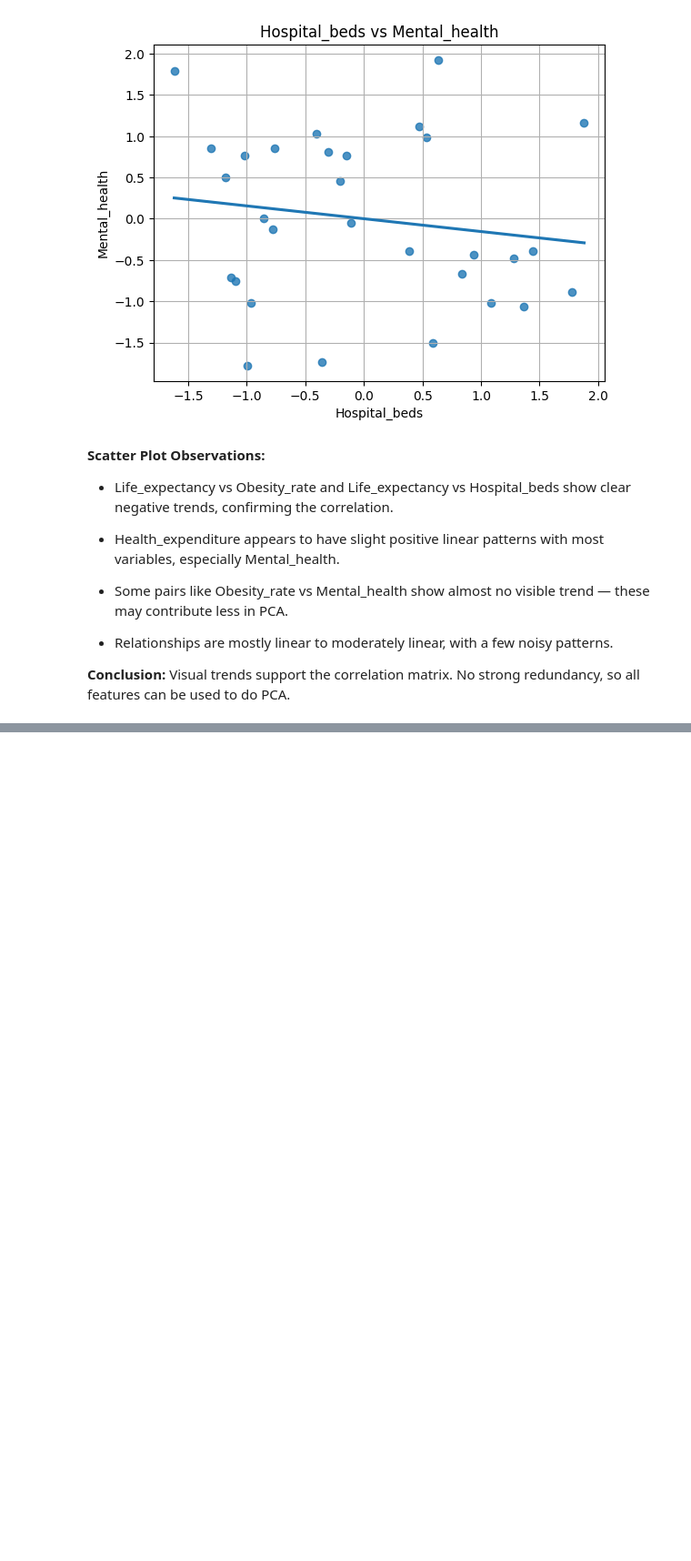
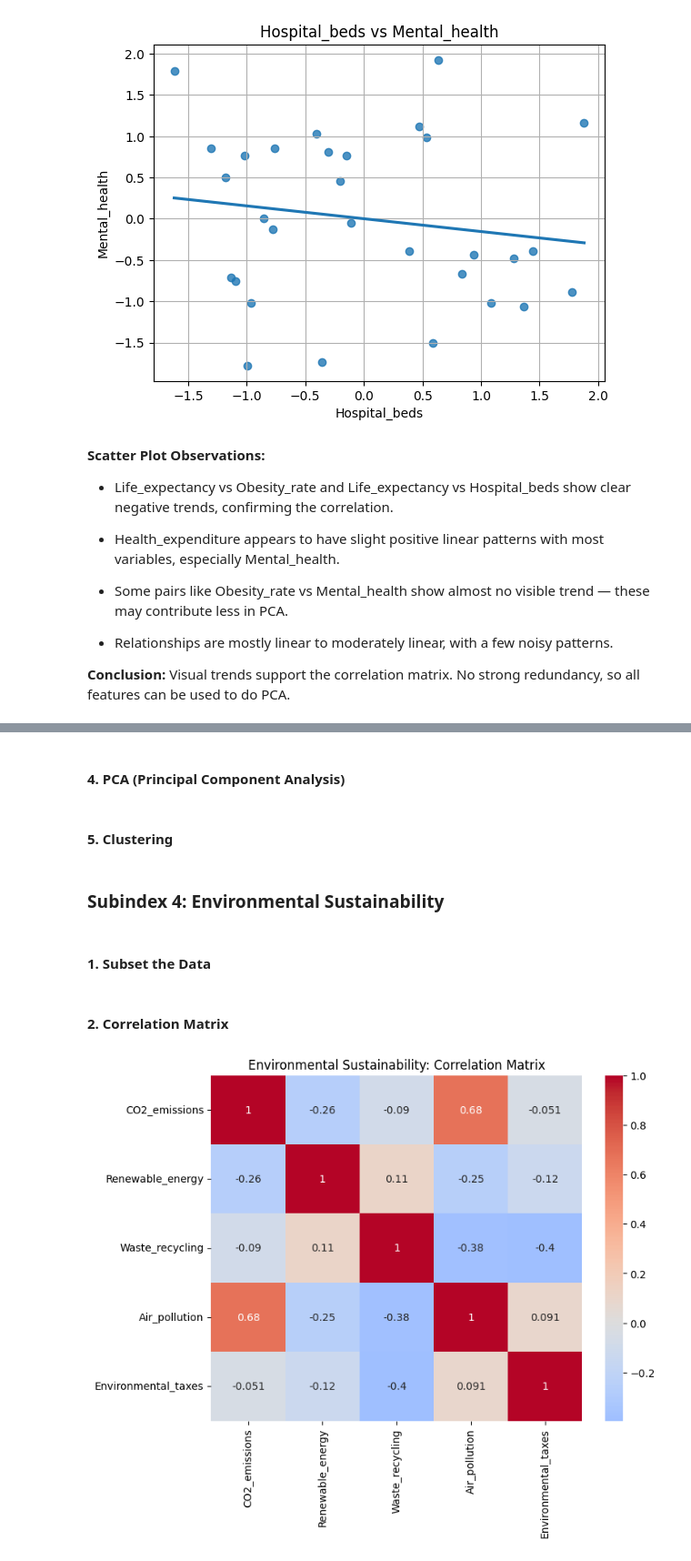
Before and after one commit to RaveenaRathnam/Composite_Index_DAV, a Jupyter notebook: index.ipynb, the cells around one changed output, grey strips where cells are left out. Shown at 91% size. Saved outputs shown, nothing was run; the diff lists cells and outputs as text; code cells hidden in the pictures; blank space fills up the shorter version.

```diff
--- a/index.ipynb
+++ b/index.ipynb
@@ -952,0 +1005,21 @@ for var1, var2 in combinations(health_vars, 2):
+# %% [markdown]
+#### 4. PCA (Principal Component Analysis)
+# %% [markdown]
+#### 5. Clustering
+# %% [markdown]
+### Subindex 4: Environmental Sustainability
+# %% [markdown]
+#### 1. Subset the Data
+# %%
+env_vars = ['CO2_emissions', 'Renewable_energy', 'Waste_recycling', 'Air_pollution', 'Environmental_taxes']
+env_df = standardized_df[env_vars]
+# %% [markdown]
+ #### 2. Correlation Matrix
+# %%
+# Correlation Matrix
+plt.figure(figsize=(8, 6))
+sns.heatmap(env_df.corr(), annot=True, cmap="coolwarm", center=0)
+plt.title("Environmental Sustainability: Correlation Matrix")
+plt.show()
+# %% [output]
+[figure, added]
```
Also changed, not shown: parts of 26 cells of this notebook.
